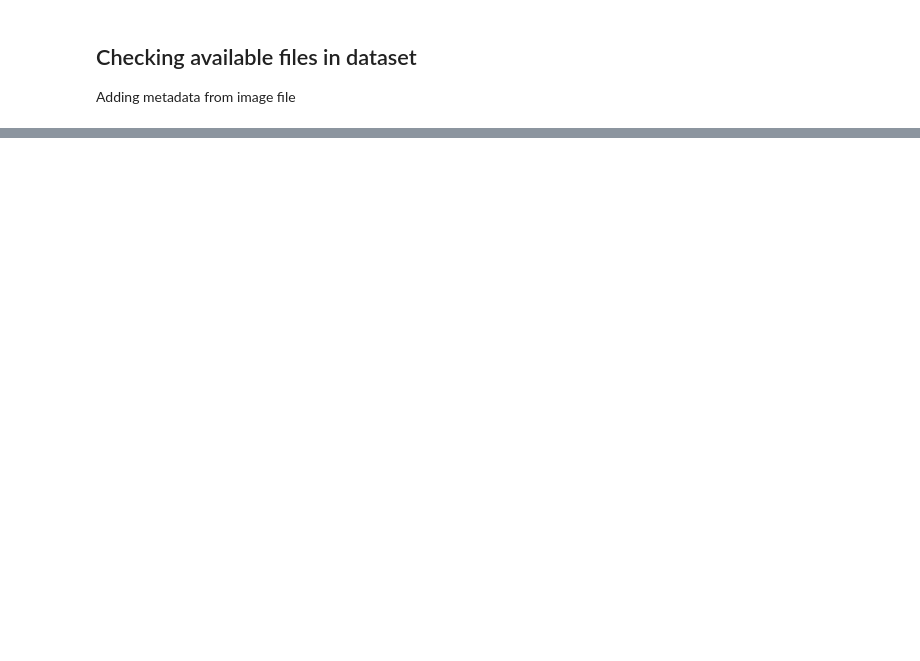
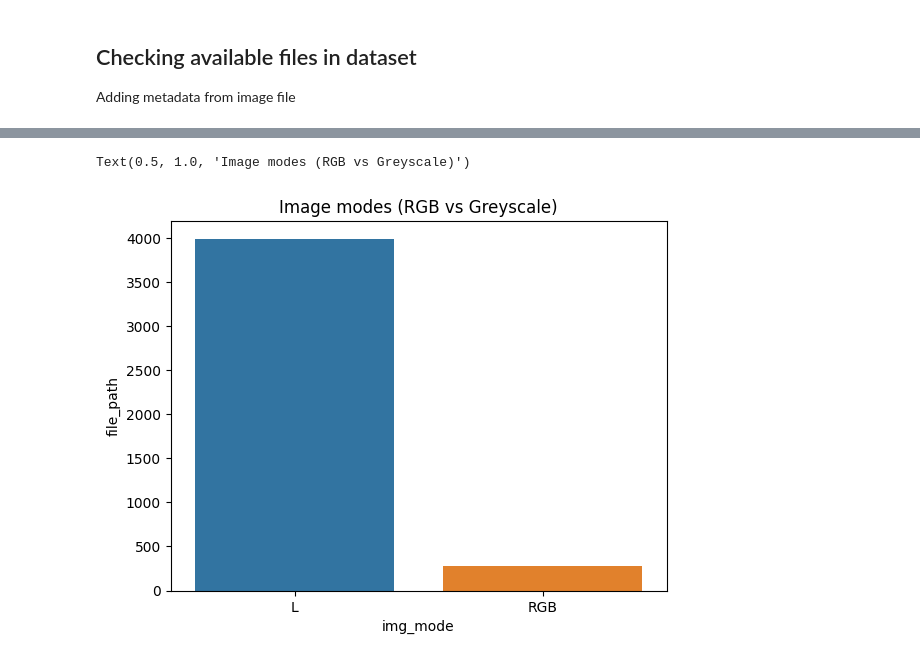
Before and after one commit to marmal88/Explainable-Neural-Networks, a Jupyter notebook: notebooks/EDA.ipynb, the cells around one changed output, grey strips where cells are left out. Saved outputs shown, nothing was run; the diff lists cells and outputs as text; code cells hidden in the pictures; blank space fills up the shorter version.

```diff
--- a/notebooks/EDA.ipynb
+++ b/notebooks/EDA.ipynb
@@ -81,0 +129,6 @@ df.to_csv(savepath, index=False)
+# %%
+mode_df = df.groupby('img_mode').count().reset_index()
+sns.barplot(mode_df, x="img_mode", y="file_path").set_title("Image modes (RGB vs Greyscale)")
+# %% [output]
+Text(0.5, 1.0, 'Image modes (RGB vs Greyscale)')
+[figure, added]
```
Also changed, not shown: parts of 15 cells of this notebook, 1 other file.
